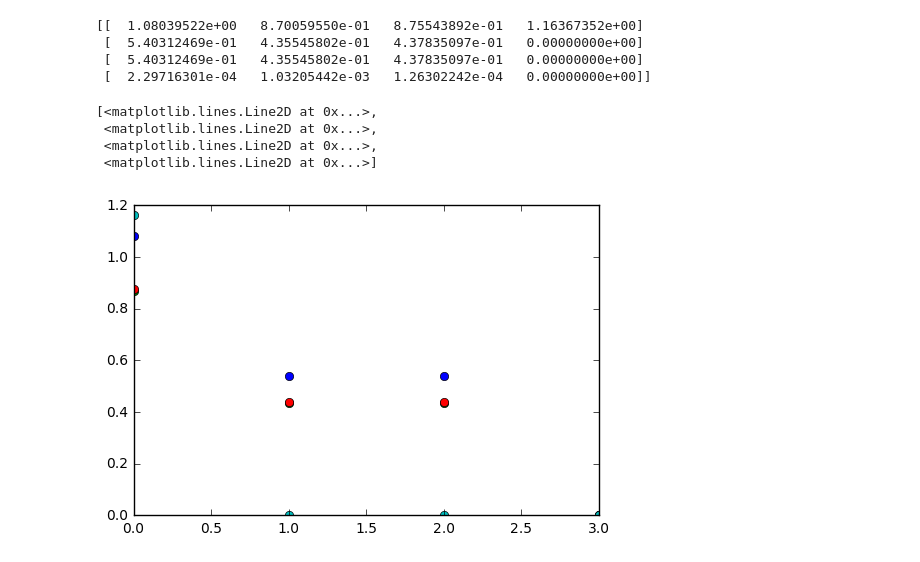
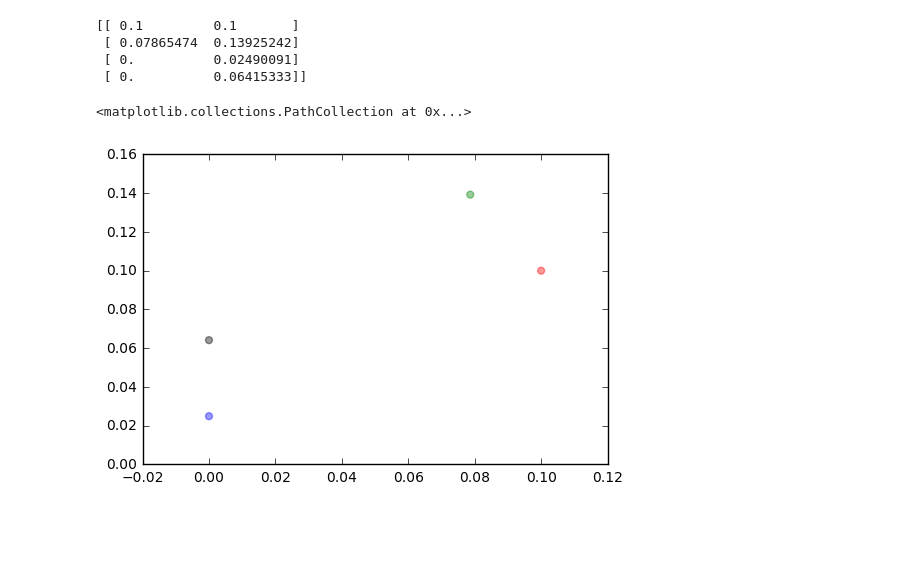
Before and after one commit to YJango/tensorflow_basic_tutorial, a Jupyter notebook: XOR_gate.ipynb, the cells around one changed output. Cells and saved outputs as stored; diff of their text form; code cells hidden in the pictures; blank space fills up the shorter version.

```diff
--- a/XOR_gate.ipynb
+++ b/XOR_gate.ipynb
@@ -198,0 +230,28 @@ for i in [0,1]:
+# %%
+#训练后的权重
+
+W0=sess.run(ff.W[0])
+W1=sess.run(ff.W[1])
+print('W_0:\n%s' %sess.run(ff.W[0]))
+print('W_1:\n%s' %sess.run(ff.W[1]))
+
+plt.scatter([1,1,5],[1,3,2],color=['red','red','blue'],s=200,alpha=0.4,marker='o')
+plt.scatter([3,3],[1,3],color=['green','green'],s=200,alpha=0.4,marker='o')
+
+plt.plot([1,3],[1,1],color='orange',linewidth=abs(W0[0,0]))
+plt.annotate(str(round(W0[0,0],3)),xy=(2, 1.0))
+
+plt.plot([1,3],[3,1],color='blue',linewidth=abs(W0[1,0]))
+plt.annotate(str(round(W0[1,0],3)),xy=(1.5, 1.5))
+
+plt.plot([1,3],[1,3],color='blue',linewidth=abs(W0[0,1]))
+plt.annotate(str(round(W0[0,1],3)),xy=(1.5, 2.5))
+
+plt.plot([1,3],[3,3],color='orange',linewidth=abs(W0[1,1]))
+plt.annotate(str(round(W0[1,1],3)),xy=(2, 3))
+
+plt.plot([3,5],[1,2],color='blue',linewidth=abs(W1[0]))
+plt.annotate(str(round(W1[0],3)),xy=(4, 1.5))
+
+plt.plot([3,5],[3,2],color='blue',linewidth=abs(W1[1]))
+plt.annotate(str(round(W1[1],3)),xy=(4, 2.5))
@@ -199,5 +267,6 @@ for i in [0,1]:
 # %%
-pY=sess.run(a.output,feed_dict={a.inputs:X.reshape((4,2)),a.drop_keep_rate:1.0})
+#训练前的输出
+pY=sess.run(ff.output,feed_dict={ff.inputs:X.reshape((4,2)),ff.drop_keep_rate:1.0})
 print(pY)
-plt.plot(pY,'o')
+plt.scatter([0,1,2,3],pY,color=['red','green','blue','black'],s=25,alpha=0.4,marker='o')
 # %% [output]
@@ -209,0 +279,5 @@ plt.plot(pY,'o')
+# %%
+#训练后的输出
+pY=sess.run(ff.output,feed_dict={ff.inputs:X.reshape((4,2)),ff.drop_keep_rate:1.0})
+print(pY)
+plt.scatter([0,1,2,3],pY,color=['red','green','blue','black'],s=25,alpha=0.4,marker='o')
@@ -210,14 +291,12 @@ plt.plot(pY,'o')
 # %%
-pY=sess.run(a.hid_layers[0],feed_dict={a.inputs:X.reshape((4,2)),a.drop_keep_rate:1.0})
+#训练前隐藏层的输出
+pY=sess.run(ff.hid_layers[0],feed_dict={ff.inputs:X.reshape((4,2)),ff.drop_keep_rate:1.0})
 print(pY)
-plt.plot(pY,'o')
+plt.scatter(pY[:,0],pY[:,1],color=['red','green','blue','black'],s=25,alpha=0.4,marker='o')
 # %% [output]
-[[  1.08039522e+00   8.70059550e-01   8.75543892e-01   1.16367352e+00]
- [  5.40312469e-01   4.35545802e-01   4.37835097e-01   0.00000000e+00]
- [  5.40312469e-01   4.35545802e-01   4.37835097e-01   0.00000000e+00]
- [  2.29716301e-04   1.03205442e-03   1.26302242e-04   0.00000000e+00]]
+[[ 0.1         0.1       ]
+ [ 0.07865474  0.13925242]
+ [ 0.          0.02490091]
+ [ 0.          0.06415333]]
-[<matplotlib.lines.Line2D at 0x...>,
- <matplotlib.lines.Line2D at 0x...>,
- <matplotlib.lines.Line2D at 0x...>,
- <matplotlib.lines.Line2D at 0x...>]
+<matplotlib.collections.PathCollection at 0x...>
-[figure, old version]
+[figure, new version]
```
Also changed, not shown: parts of 10 cells of this notebook.
